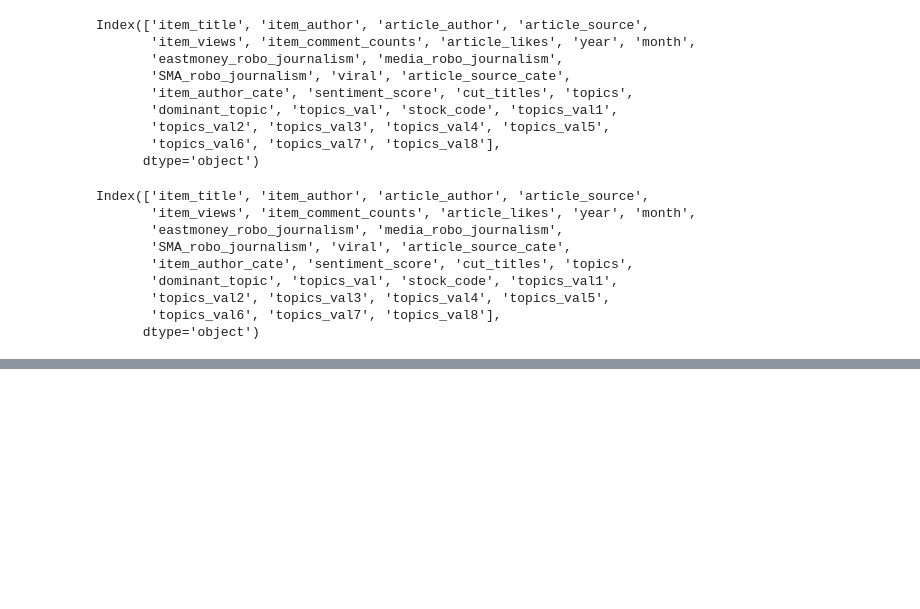
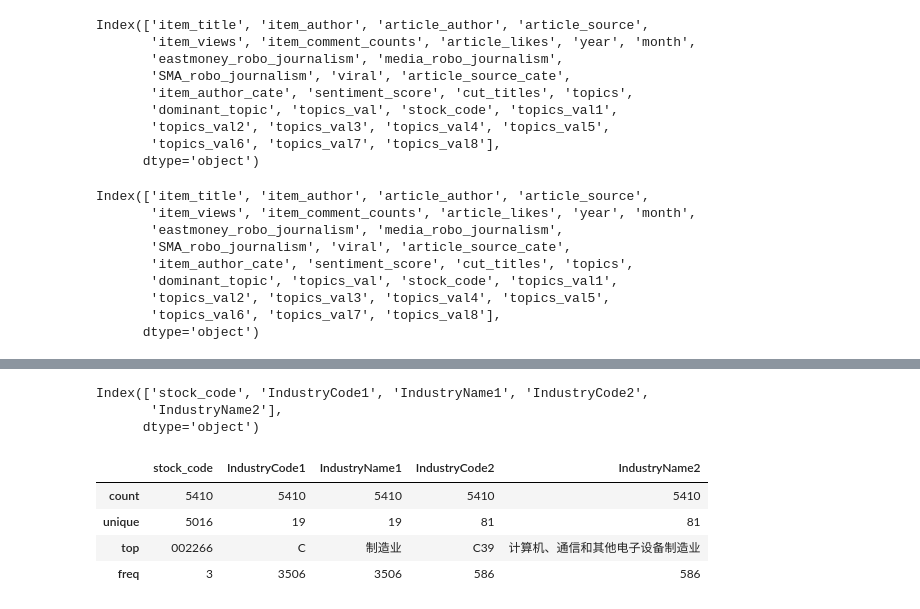
Before and after one commit to tt2615/Vitality-Project, a Jupyter notebook: data explore.ipynb, the cells around one changed output, grey strips where cells are left out. Saved outputs shown, nothing was run; the diff lists cells and outputs as text; code cells hidden in the pictures; blank space fills up the shorter version.

```diff
--- a/data explore.ipynb
+++ b/data explore.ipynb
@@ -370,0 +386,14 @@ Index(['item_title', 'item_author', 'article_author', 'article_source',
+# %%
+ind_data.columns
+# %% [output]
+Index(['stock_code', 'IndustryCode1', 'IndustryName1', 'IndustryCode2',
+       'IndustryName2'],
+      dtype='object')
+# %%
+ind_data.describe(include='all')
+# %% [output]
+|  | stock_code | IndustryCode1 | IndustryName1 | IndustryCode2 | IndustryName2 |
+| count | 5410 | 5410 | 5410 | 5410 | 5410 |
+| unique | 5016 | 19 | 19 | 81 | 81 |
+| top | 002266 | C | 制造业 | C39 | 计算机、通信和其他电子设备制造业 |
+| freq | 3 | 3506 | 3506 | 586 | 586 |
```
Also changed, not shown: parts of 13 cells of this notebook, 2 other files.
